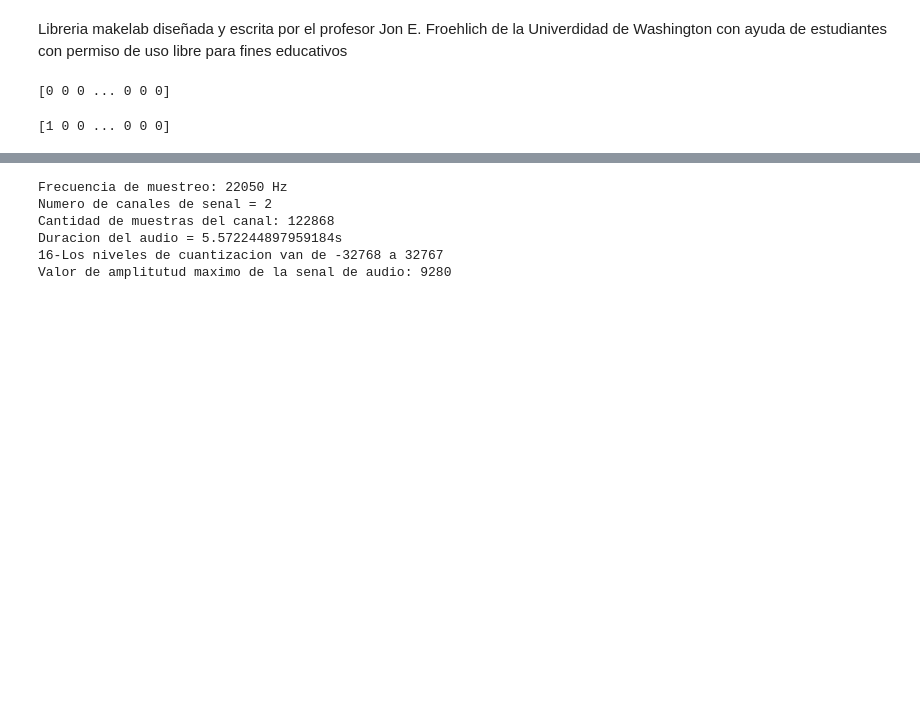
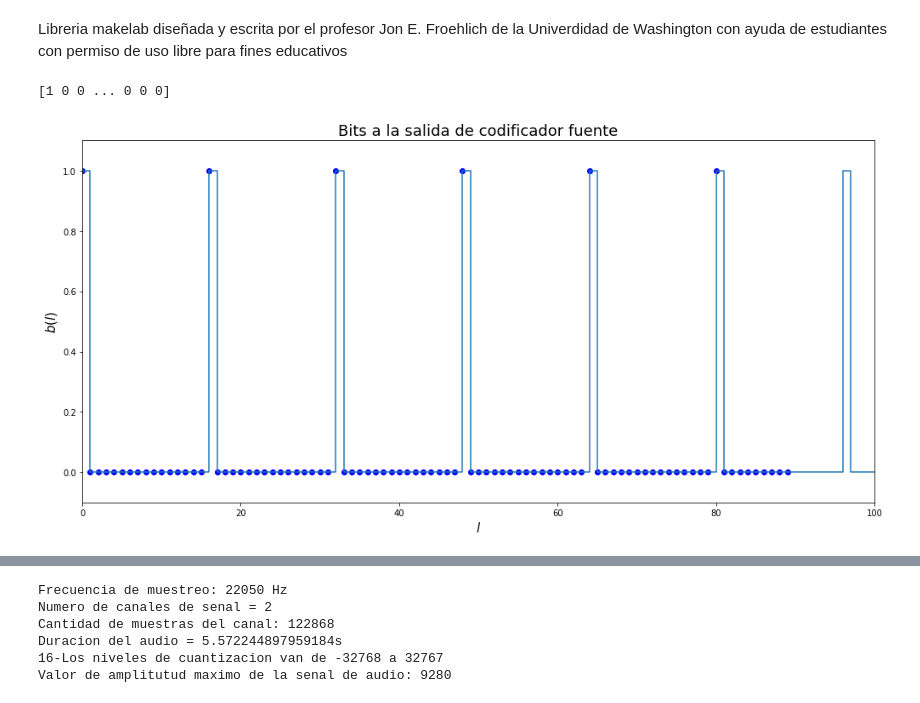
Before and after one commit to isacAlvaCas/Proyecto_1_ingenieria_telecomunicaciones, a Jupyter notebook: Proyecto01_ing_comunicaciones.ipynb, the cells around one changed output, grey strips where cells are left out. Saved outputs shown, nothing was run; the diff lists cells and outputs as text; code cells hidden in the pictures; blank space fills up the shorter version.

Commit message:
bits listos
Convertidor de muestras a bits y de bits a muestras, y gráficas de bits en la salida del codificador y entrada del decodificador

```diff
--- a/Proyecto01_ing_comunicaciones.ipynb
+++ b/Proyecto01_ing_comunicaciones.ipynb
@@ -35,11 +36,8 @@ if (canales>1):
     vT = sonido[:,canal]
 else:
     vT = sonido
+
 #vT corresponde a la senal cuantizada para el canal de audio seleccionado
-print(vT)
 longitud_del_audio_en_sec=vT.shape[0]/fs
 bits = 16 #cantidad de bits para cuantizacion
-#@lru_cache(maxsize=16)
-# %% [output]
-[0 0 0 ... 0 0 0]
 # %%
@@ -68,2 +72,20 @@ print(bkT)
 # %% [output]
 [1 0 0 ... 0 0 0]
+# %%
+fig, ax = plt.subplots(nrows=1, sharex=True, figsize=(14, 7))
+
+# La onda de bits e la salida del codificador de fuente
+plt.title('Bits a la salida de codificador fuente')
+plt.axis((0,100,-0.1,1.1))
+ax.plot(bkT[0:90], 'bo')
+puntos=np.arange(0,1965888,1)     #posicion eje x para escalon
+plt.step(puntos,bkT, where='post')
+ax.set_ylabel('$b(l)$')
+ax.set_xlabel('$l$ ')
+ax.title.set_size(18)
+ax.xaxis.label.set_size(15)
+ax.yaxis.label.set_size(15)
+fig.tight_layout()
+plt.show()
+# %% [output]
+[figure, added]
```
Also changed, not shown: parts of 8 cells of this notebook.
